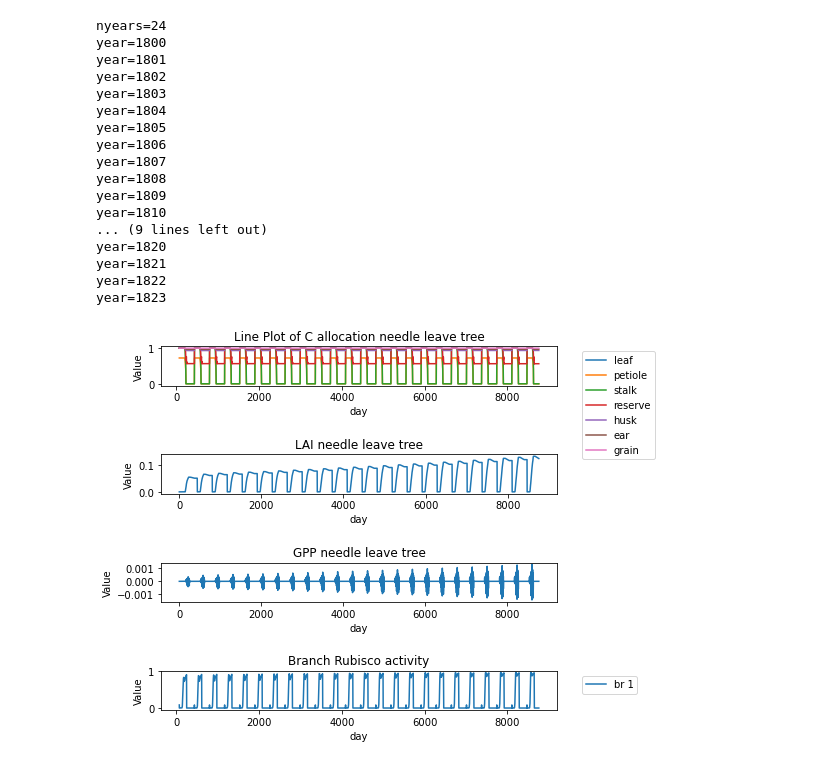
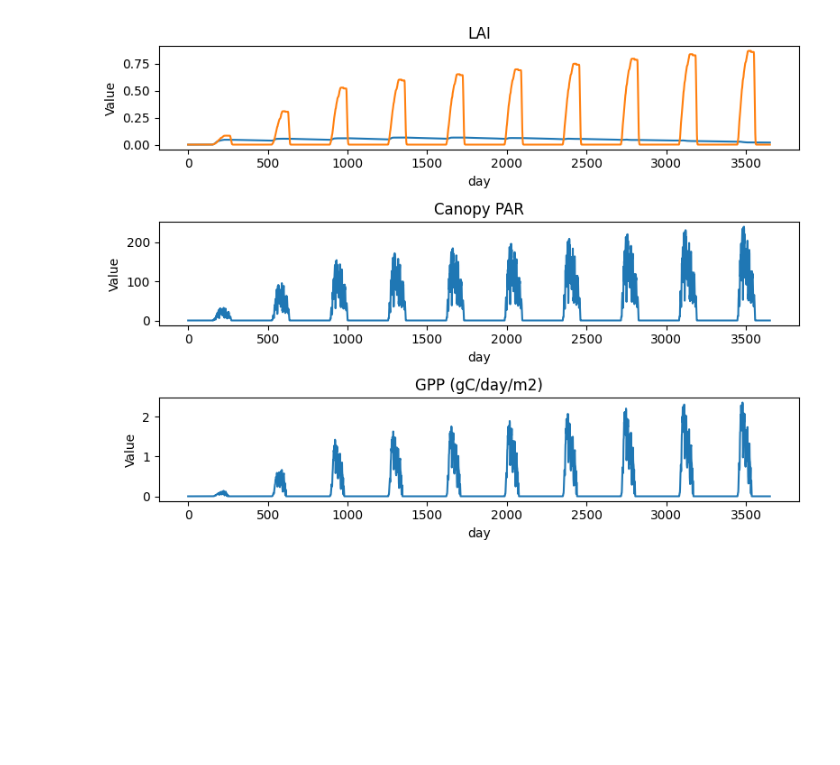
Before and after one commit to jinyun1tang/EcoSIM, a Jupyter notebook: examples/run_dir/jupyter_notebook/sample_visual.ipynb, the cells around one changed output. Saved outputs shown, nothing was run; the diff lists cells and outputs as text; code cells hidden in the pictures; blank space fills up the shorter version.

```diff
--- a/examples/run_dir/jupyter_notebook/sample_visual.ipynb
+++ b/examples/run_dir/jupyter_notebook/sample_visual.ipynb
@@ -74,62 +73,34 @@ year=1810
 # %%
-#show plant C allocation
+numbranch_pft=nc_file.variables['BRANCH_NO'][:]
+maxbrach_pft=np.max(numbranch_pft,axis=0)
+numlivepft=np.sum(maxbrach_pft>0)
+LAI=nc_file.variables['LAI_xstk'][:]
+parcan=nc_file.variables['Canopy_PAR'][:]
+CanGPP=nc_file.variables['CAN_GPP'][:]
 
-morphunit=['leaf','petiole','stalk','reserve','husk','ear','grain']
+fig, axs = plt.subplots(3, 1, figsize=(8, 6))
 
-parts_brch1 = nc_file.variables['C_PARTS_brch_01'][:]
-
-parts_brch1_pft1=parts_brch1[:,:,0]
-parts_brch1_pft2=parts_brch1[:,:,1]
-
-fig, axs = plt.subplots(4, 1, figsize=(8, 6))
-
-for nmp in range(len(morphunit)):
-    axs[0].plot(np.sum(parts_brch1_pft1[:,0:nmp],axis=1),label=morphunit[nmp])
+axs[0].plot(LAI[:,0:2])
 axs[0].set_xlabel('day')
 axs[0].set_ylabel('Value')
-axs[0].set_title('Line Plot of C allocation needle leave tree')
-axs[0].legend(bbox_to_anchor=(1.05, 1), loc='upper left')
+axs[0].set_title('LAI')
 
-axs[1].plot(LAI[:,0])
+
+axs[1].plot(parcan[:,1])
 axs[1].set_xlabel('day')
 axs[1].set_ylabel('Value')
-axs[1].set_title('LAI needle leave tree')
-cCanGPP=CanGPP[:,0].reshape(-1, 1)
-tCanGPP=VSLib.cumts2ts(cCanGPP,year0)
+axs[1].set_title('Canopy PAR')
 
-axs[2].plot(tCanGPP)
+cCanGPP=CanGPP[:,1].reshape(-1, 1)
+
+axs[2].plot(cCanGPP*24.)
 axs[2].set_xlabel('day')
 axs[2].set_ylabel('Value')
-axs[2].set_title('GPP needle leave tree')
-
-for nb in range(int(maxbrach_pft[0])):
-    axs[3].plot(rubactn[:,nb,0],label=f'br {nb+1}')
-
-axs[3].set_xlabel('day')
-axs[3].set_ylabel('Value')
-axs[3].set_title('Branch Rubisco activity')
-axs[3].legend(bbox_to_anchor=(1.05, 1), loc='upper left')
+axs[2].set_title('GPP (gC/day/m2)')
 
 # Adjust layout
 plt.tight_layout()
 
 plt.show()
 # %% [output]
-nyears=24
-year=1800
-year=1801
-year=1802
-year=1803
-year=1804
-year=1805
-year=1806
-year=1807
-year=1808
-year=1809
-year=1810
-... (9 lines left out)
-year=1820
-year=1821
-year=1822
-year=1823
-[figure, old version]
+[figure, new version]
```
Also changed, not shown: parts of 5 cells of this notebook, 9 other files.
